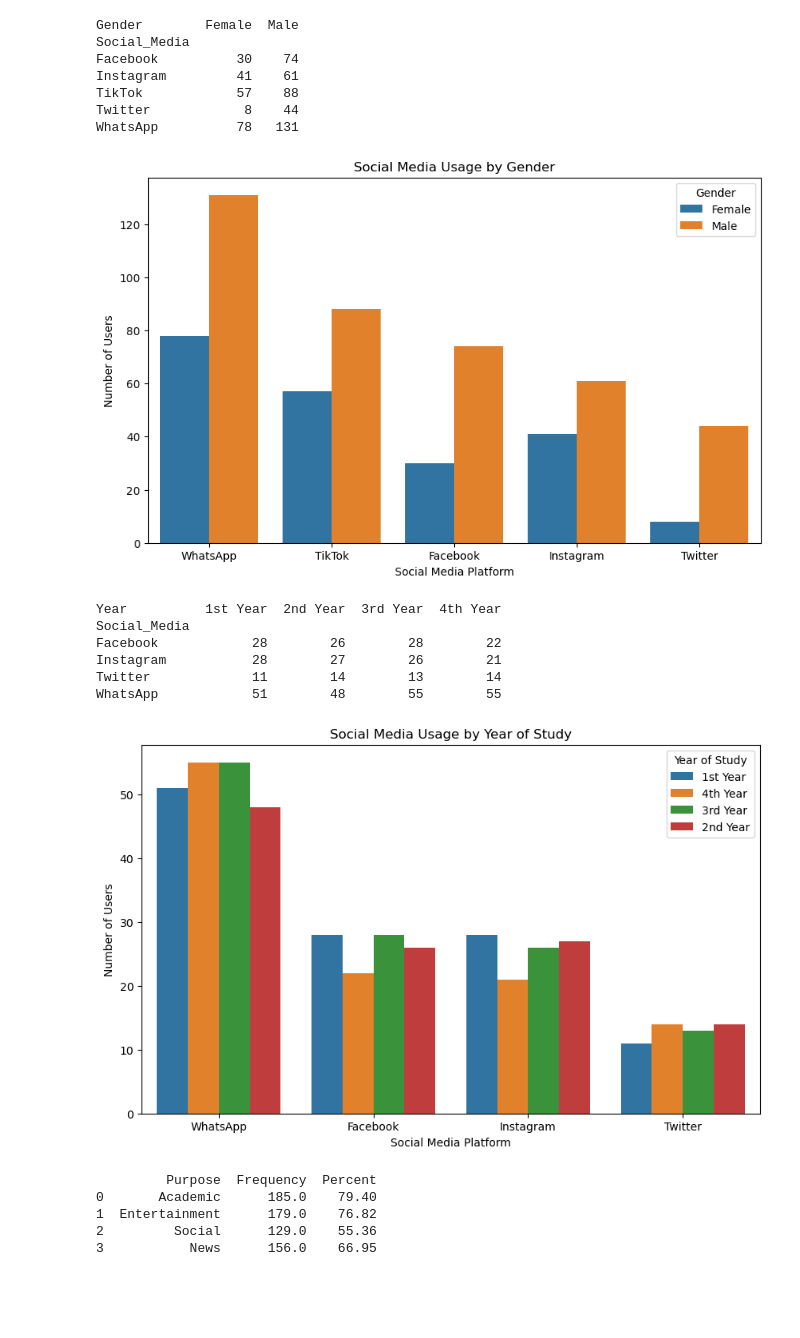
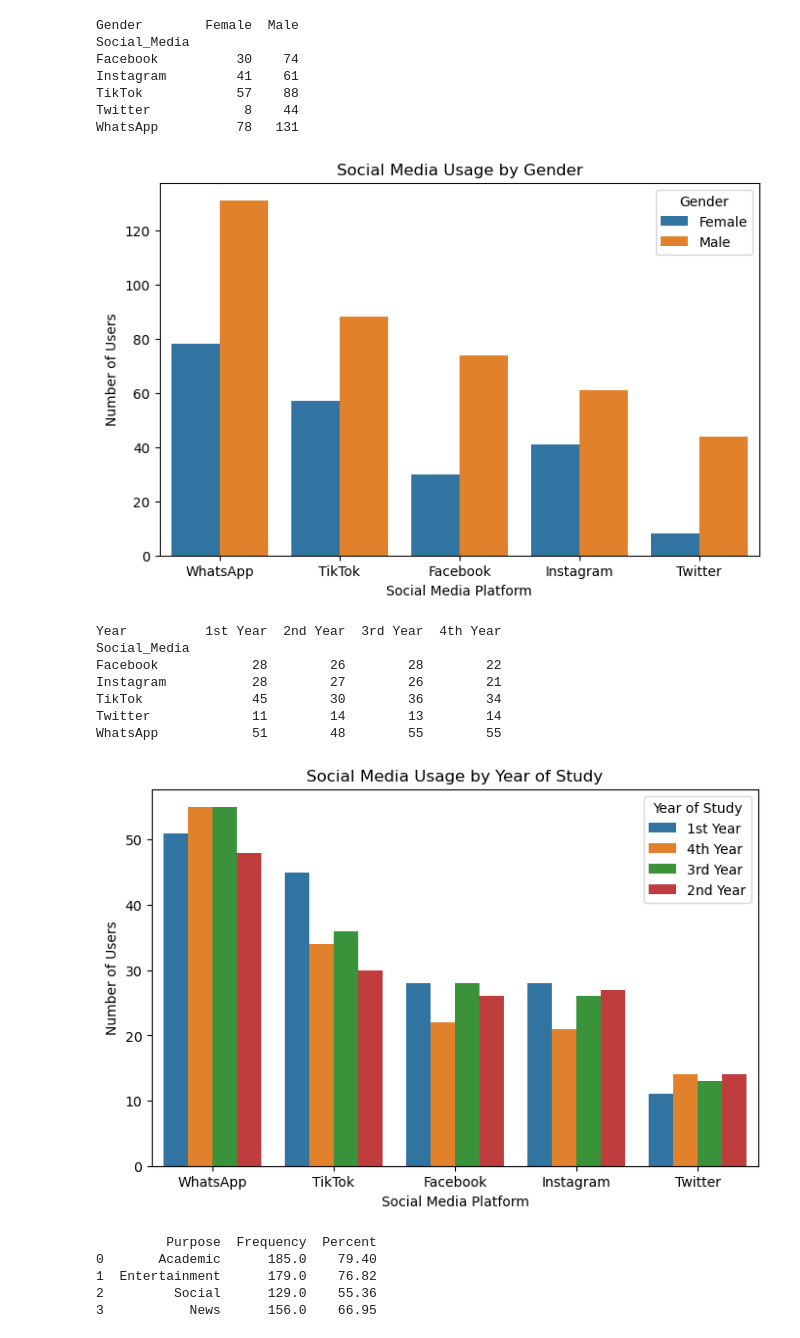
Before and after one commit to boaz-nya/stress_levels_project, a Jupyter notebook: data_cleaning.ipynb, the cells around one changed output. Drawn from its saved outputs; the diff is of its cells as text; code cells hidden in the pictures; blank space fills up the shorter version.

```diff
--- a/data_cleaning.ipynb
+++ b/data_cleaning.ipynb
@@ -601,22 +598,22 @@ WhatsApp          78   131
 # %%
 import matplotlib.pyplot as plt
 import seaborn as sns
 
-plt.figure(figsize=(10,6))
+plt.figure(figsize=(8,5))
 sns.countplot(data=social_long, x='Social_Media', hue=gender_col,
               order=social_long['Social_Media'].value_counts().index)
 plt.xlabel("Social Media Platform")
 plt.ylabel("Number of Users")
 plt.title("Social Media Usage by Gender")
 plt.legend(title='Gender')
 plt.show()
 # %% [output]
-[figure, old version]
+[figure, new version]
 # %%
 import pandas as pd
 
 # Columns
-social_cols = ['Facebook', 'Twitter', 'Instagram', 'WhatsApp']  # replace with your actual columns
+social_cols = ['Facebook', 'Twitter', 'Instagram', 'WhatsApp',"TikTok"]  # replace with your actual columns
 year_col = 'Year'
 
 # Reshape to long format
@@ -634,13 +631,14 @@ Year          1st Year  2nd Year  3rd Year  4th Year
 Social_Media
 Facebook            28        26        28        22
 Instagram           28        27        26        21
+TikTok              45        30        36        34
 Twitter             11        14        13        14
 WhatsApp            51        48        55        55
 # %%
 import matplotlib.pyplot as plt
 import seaborn as sns
 
-plt.figure(figsize=(10,6))
+plt.figure(figsize=(8,5))
 sns.countplot(data=social_long, x='Social_Media', hue=year_col,
               order=social_long['Social_Media'].value_counts().index)
 plt.xlabel("Social Media Platform")
@@ -649,7 +647,7 @@ plt.title("Social Media Usage by Year of Study")
 plt.legend(title='Year of Study')
 plt.show()
 # %% [output]
-[figure, old version]
+[figure, new version]
 # %%
 import pandas as pd
 
```
Also changed, not shown: parts of 8 cells of this notebook, 1 other file.
